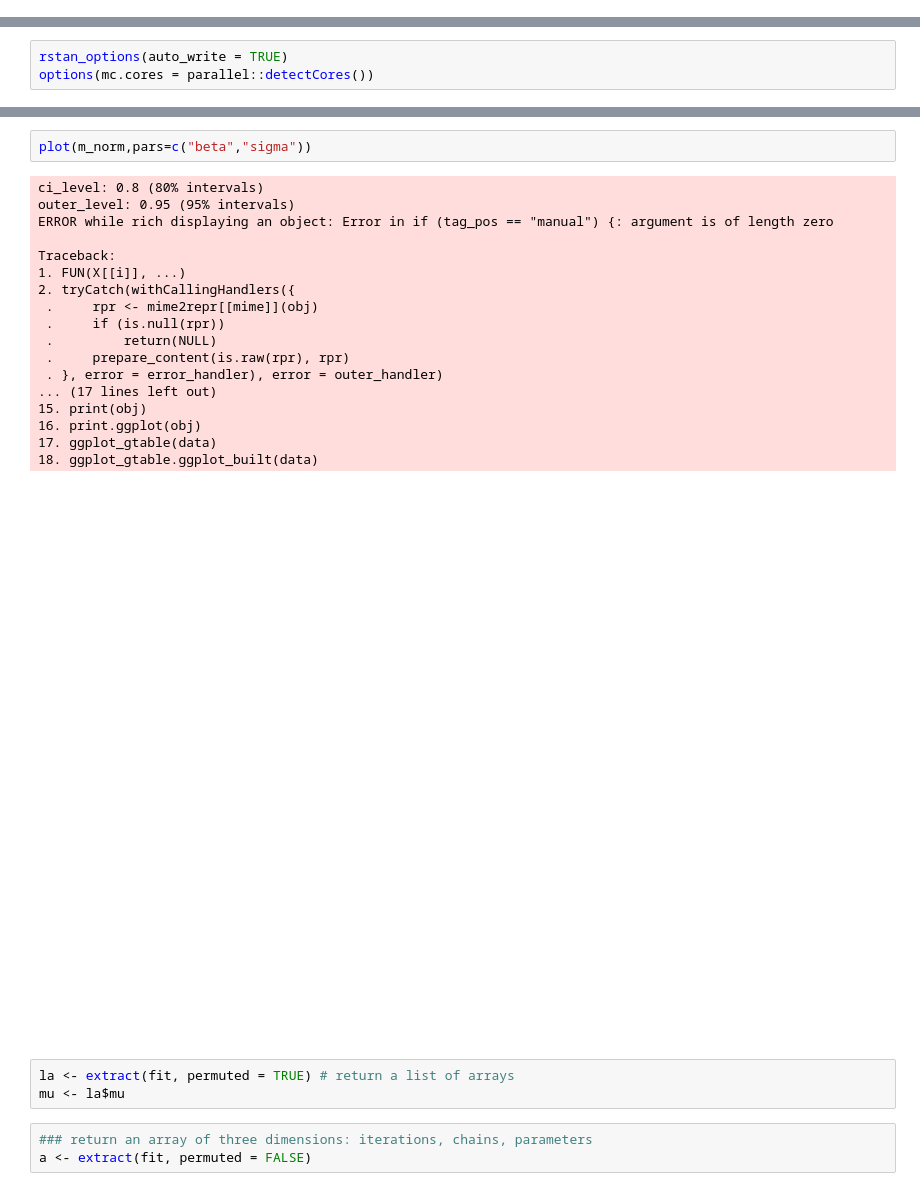
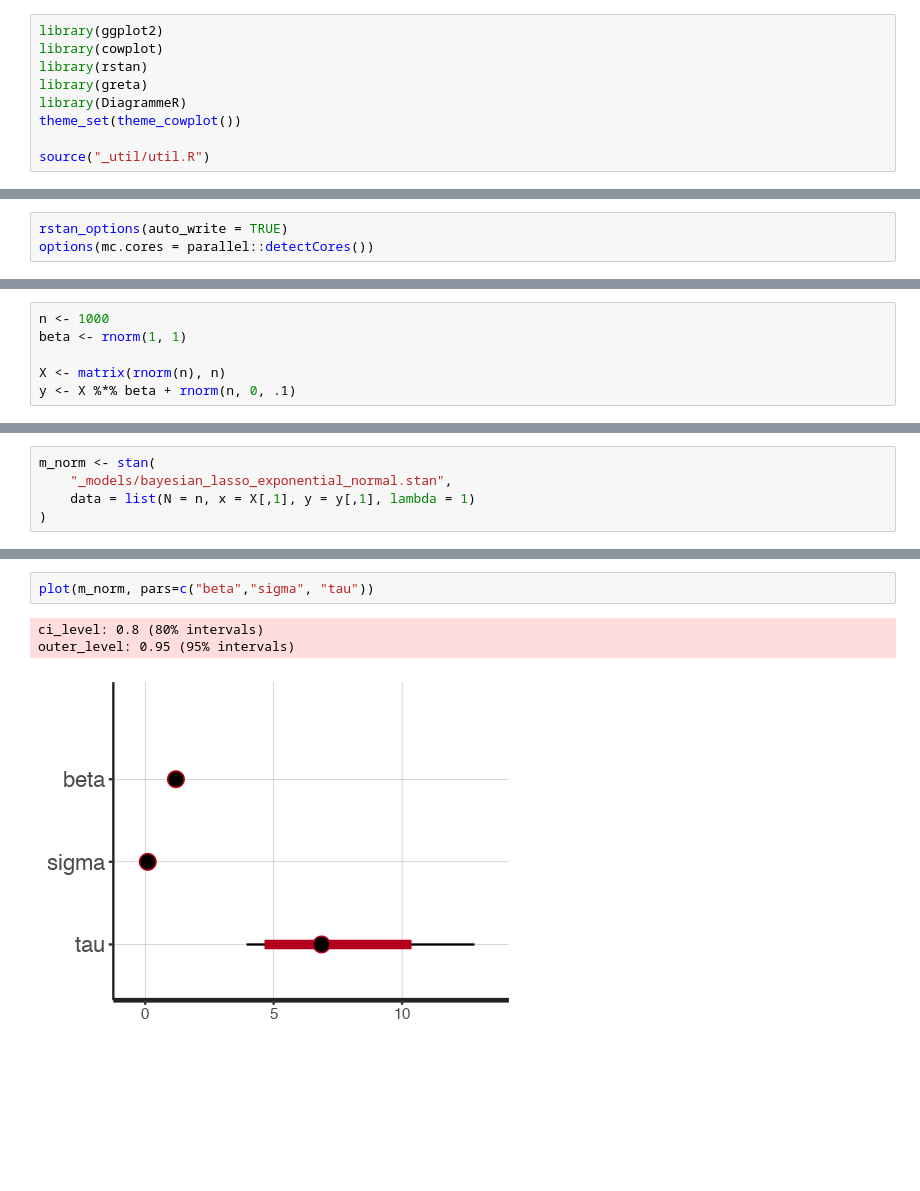
Before and after one commit to dirmeier/etudes, a Jupyter notebook: 01a-bayesian_lasso.ipynb, the cells around one changed output, grey strips where cells are left out. Cells and saved outputs as stored; diff of their text form; blank space fills up the shorter version.

Commit message:
Some additions to bayesian lasso

```diff
--- a/01a-bayesian_lasso.ipynb
+++ b/01a-bayesian_lasso.ipynb
@@ -10,0 +9,9 @@ rstan_options(auto_write = TRUE)
+# %%
+library(ggplot2)
+library(cowplot)
+library(rstan)
+library(greta)
+library(DiagrammeR)
+theme_set(theme_cowplot())
+
+source("_util/util.R")
@@ -64,0 +66,6 @@ legend("topright",legend=c("Min","Mean","Max"),lty=1,col=c("red","orange","blue"
+# %%
+n <- 1000
+beta <- rnorm(1, 1)
+
+X <- matrix(rnorm(n), n)
+y <- X %*% beta + rnorm(n, 0, .1)
@@ -64,0 +112,5 @@ legend("topright",legend=c("Min","Mean","Max"),lty=1,col=c("red","orange","blue"
+# %%
+m_norm <- stan(
+    "_models/bayesian_lasso_exponential_normal.stan",
+    data = list(N = n, x = X[,1], y = y[,1], lambda = 1)
+)
@@ -65,27 +148,6 @@ legend("topright",legend=c("Min","Mean","Max"),lty=1,col=c("red","orange","blue"
 # %%
-plot(m_norm,pars=c("beta","sigma"))
+plot(m_norm, pars=c("beta","sigma", "tau"))
 # %% [output]
 ci_level: 0.8 (80% intervals)
 outer_level: 0.95 (95% intervals)
-ERROR while rich displaying an object: Error in if (tag_pos == "manual") {: argument is of length zero
-
-Traceback:
-1. FUN(X[[i]], ...)
-2. tryCatch(withCallingHandlers({
- .     rpr <- mime2repr[[mime]](obj)
- .     if (is.null(rpr))
- .         return(NULL)
- .     prepare_content(is.raw(rpr), rpr)
- . }, error = error_handler), error = outer_handler)
-... (17 lines left out)
-15. print(obj)
-16. print.ggplot(obj)
-17. ggplot_gtable(data)
-18. ggplot_gtable.ggplot_built(data)
-[figure, old version]
+[figure, new version]
-# %%
-la <- extract(fit, permuted = TRUE) # return a list of arrays
-mu <- la$mu
-# %%
-### return an array of three dimensions: iterations, chains, parameters
-a <- extract(fit, permuted = FALSE)
```
Also changed, not shown: parts of 38 cells of this notebook, 6 other files.
